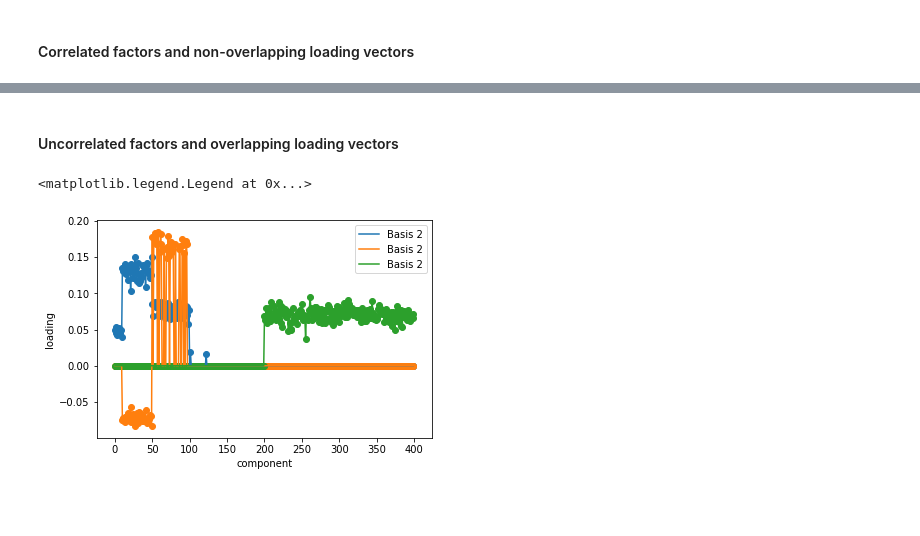
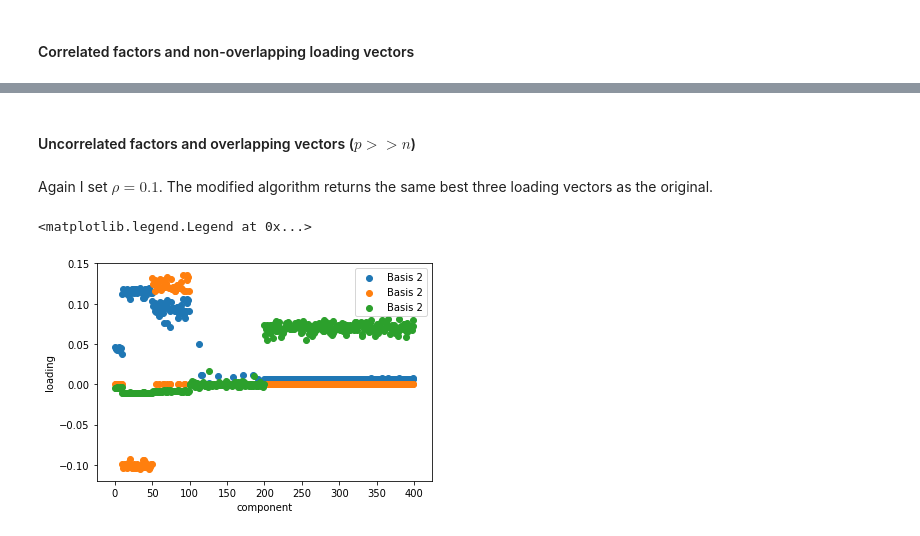
Before and after one commit to Shakeel95/Dimension-Reduction-Trees, a Jupyter notebook: prototypes/6-tail-greedy-treelet.ipynb, the cells around one changed output, grey strips where cells are left out. Cells and saved outputs as stored; diff of their text form; code cells hidden in the pictures; blank space fills up the shorter version.

```diff
--- a/prototypes/6-tail-greedy-treelet.ipynb
+++ b/prototypes/6-tail-greedy-treelet.ipynb
@@ -76,2 +126,2 @@ plt.legend()
 # %% [markdown]
-#### Uncorrelated factors and overlapping loading vectors
+#### Uncorrelated factors and overlapping vectors ($p>>n$)
@@ -84,15 +128,18 @@ X = model.Bair_et_al(V = np.array([np.concatenate((np.repeat(1,50),np.repeat(0,3
+# %% [markdown]
+Again I set $\rho = 0.1$. The modified algorithm returns the same best three loading vectors as the original.
+# %%
+X = pd.read_csv("../data/3_overlapping_vectors_high_dim.csv").to_numpy()
 # %%
 tree = tail_greedy.treelet_decomposition(X,.1)
 loadings = pytree.best_basis(tree,3,X)[0]["basis"]
 
 p,l = loadings.shape
 for l in range(l):
-    plt.scatter(np.arange(p),loadings[:,l])
-    plt.plot(np.arange(p),loadings[:,l], label = "Basis " + str(1+1))
+    plt.scatter(np.arange(p),loadings[:,l], label = "Basis " + str(1+1))
 
 plt.xlabel("component")
 plt.ylabel("loading")
 plt.legend()
 # %% [output]
 <matplotlib.legend.Legend at 0x...>
-[figure, old version]
+[figure, new version]
```
Also changed, not shown: parts of 42 cells of this notebook, 1 other file.
